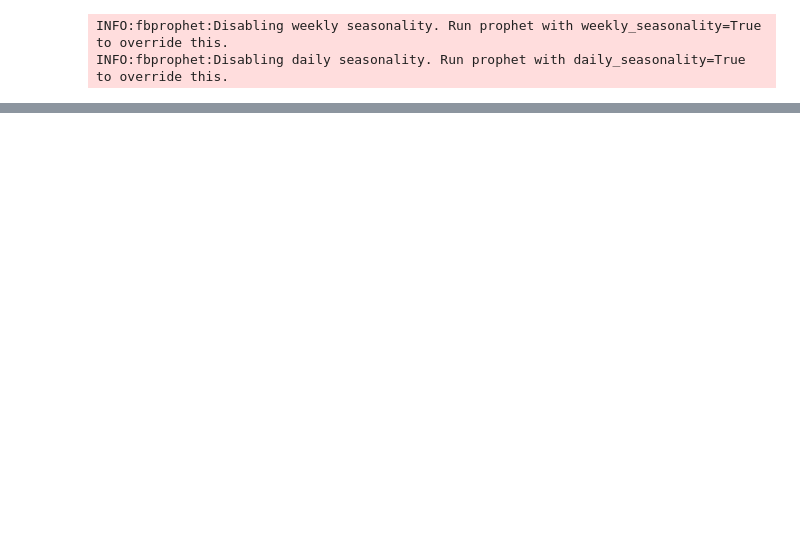
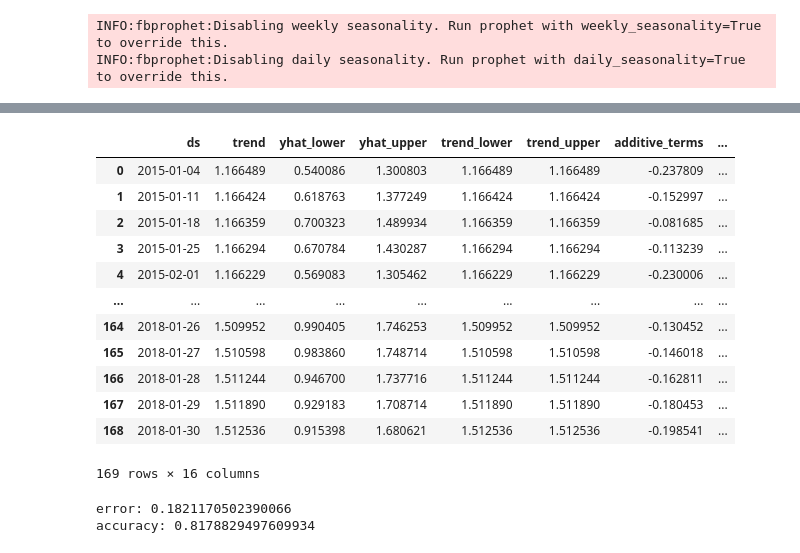
Before and after one commit to natarajan-chidambaram/Deep_Learning, a Jupyter notebook: Predict_Future_Product_Prices/Predict Future Prices Using Facebook Prophet.ipynb, the cells around one changed output, grey strips where cells are left out. Cells and saved outputs as stored; diff of their text form; code cells hidden in the pictures; blank space fills up the shorter version.

```diff
--- a/Predict_Future_Product_Prices/Predict Future Prices Using Facebook Prophet.ipynb
+++ b/Predict_Future_Product_Prices/Predict Future Prices Using Facebook Prophet.ipynb
@@ -313,0 +371,16 @@ figure3 = m.plot_components(forecast)
+# %%
+forecast_sample
+# %% [output]
+|  | ds | trend | yhat_lower | yhat_upper | trend_lower | trend_upper | additive_terms | ... |
+| 0 | 2015-01-04 | 1.166489 | 0.540086 | 1.300803 | 1.166489 | 1.166489 | -0.237809 | ... |
+| 1 | 2015-01-11 | 1.166424 | 0.618763 | 1.377249 | 1.166424 | 1.166424 | -0.152997 | ... |
+| 2 | 2015-01-18 | 1.166359 | 0.700323 | 1.489934 | 1.166359 | 1.166359 | -0.081685 | ... |
+| 3 | 2015-01-25 | 1.166294 | 0.670784 | 1.430287 | 1.166294 | 1.166294 | -0.113239 | ... |
+| 4 | 2015-02-01 | 1.166229 | 0.569083 | 1.305462 | 1.166229 | 1.166229 | -0.230006 | ... |
+| ... | ... | ... | ... | ... | ... | ... | ... | ... |
+| 164 | 2018-01-26 | 1.509952 | 0.990405 | 1.746253 | 1.509952 | 1.509952 | -0.130452 | ... |
+| 165 | 2018-01-27 | 1.510598 | 0.983860 | 1.748714 | 1.510598 | 1.510598 | -0.146018 | ... |
+| 166 | 2018-01-28 | 1.511244 | 0.946700 | 1.737716 | 1.511244 | 1.511244 | -0.162811 | ... |
+| 167 | 2018-01-29 | 1.511890 | 0.929183 | 1.708714 | 1.511890 | 1.511890 | -0.180453 | ... |
+| 168 | 2018-01-30 | 1.512536 | 0.915398 | 1.680621 | 1.512536 | 1.512536 | -0.198541 | ... |
+169 rows × 16 columns
@@ -313,0 +392,6 @@ figure3 = m.plot_components(forecast)
+# %%
+print("error: {0}".format(error))
+print("accuracy: {0}".format(1-error))
+# %% [output]
+error: 0.1821170502390066
+accuracy: 0.8178829497609934
```
Also changed, not shown: parts of 16 cells of this notebook.
